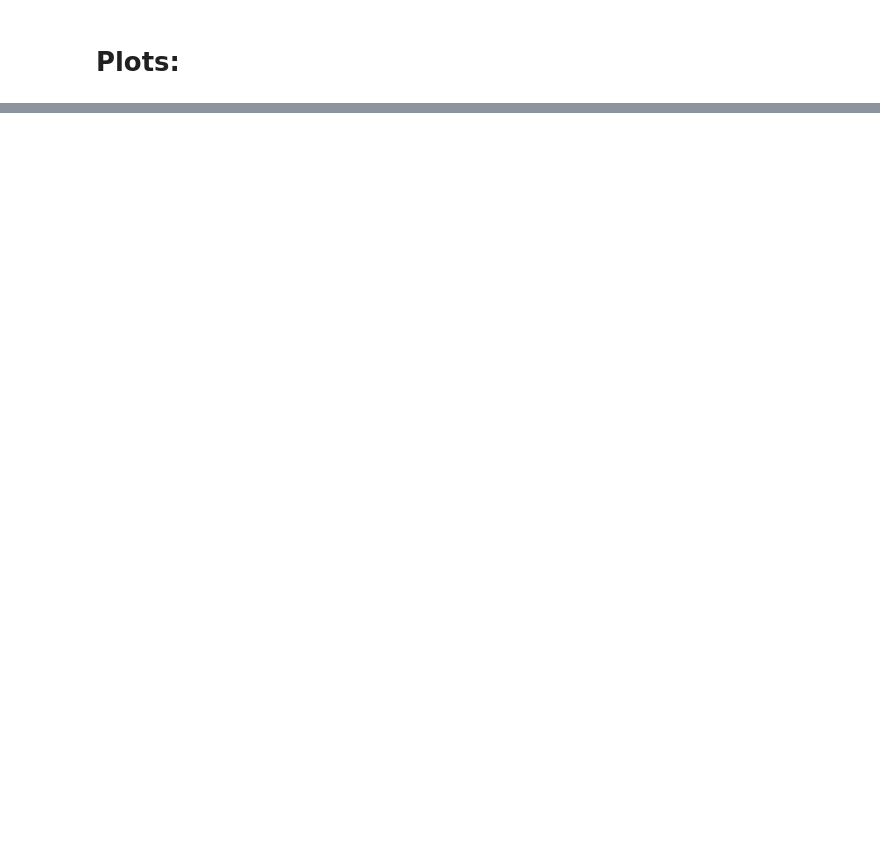
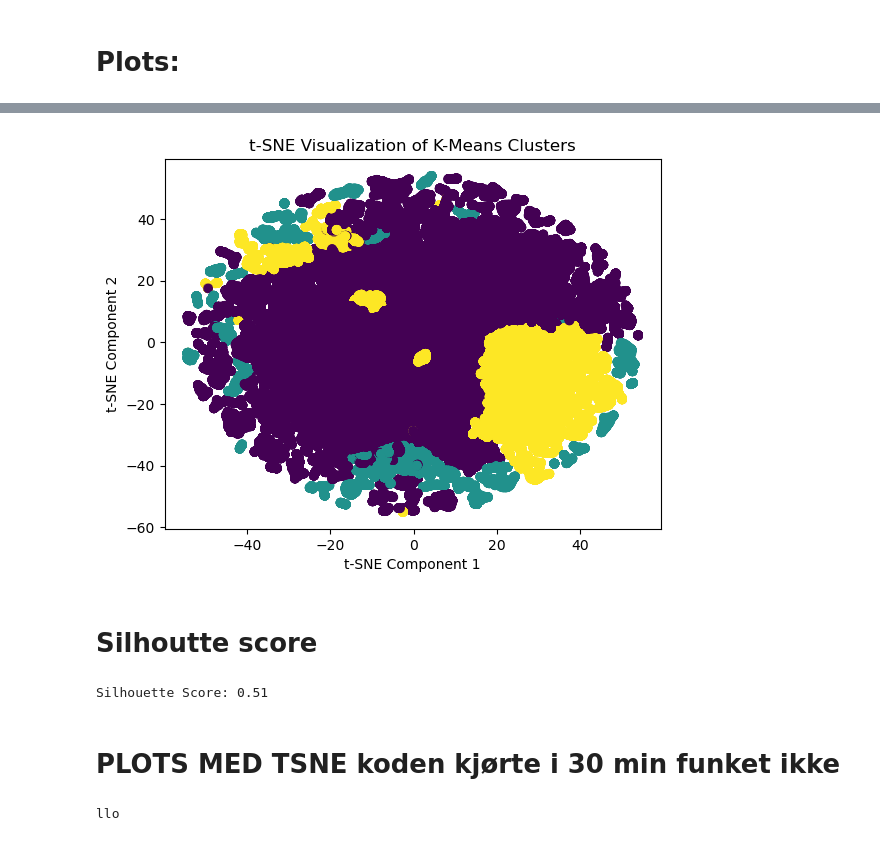
Before and after one commit to elisabellahj/MLing, a Jupyter notebook: Sensor.ipynb, the cells around one changed output, grey strips where cells are left out. Cells and saved outputs as stored; diff of their text form; code cells hidden in the pictures; blank space fills up the shorter version.

```diff
--- a/Sensor.ipynb
+++ b/Sensor.ipynb
@@ -66,0 +182,10 @@ array([[1.09748500e+05, 2.22108911e+00, 4.78750193e+01, 5.04196205e+01,
+# %%
+standard = StandardScaler()
+X_train_scaled = standard.fit_transform(X_train)
+
+pca = PCA(n_components = 0.95, svd_solver = 'full', random_state = 42 )
+X_train_PCA = pca.fit_transform(X_train_scaled)
+
+
+
+pca.explained_variance_ratio_
@@ -66,0 +199,20 @@ array([[1.09748500e+05, 2.22108911e+00, 4.78750193e+01, 5.04196205e+01,
+# %%
+
+inertia_values = []
+k_liste = []
+
+for k in range(2, 13):
+    kmeans = KMeans(n_clusters= k, random_state= 42)
+    kmeans.fit(X_train_PCA)
+
+    inertia_score = kmeans.inertia_
+    inertia_values.append(inertia_score)
+    k_liste.append(k)
+
+
+
+plt.title("Line graph")
+plt.xlabel("Clusters")
+plt.ylabel("Inertia")
+plt.plot(k_liste, inertia_values , marker= "o", color ="red")
+plt.show()
@@ -66,0 +221,46 @@ array([[1.09748500e+05, 2.22108911e+00, 4.78750193e+01, 5.04196205e+01,
+# %%
+kmeans = KMeans(n_clusters=3, random_state=42)
+kmeans.fit(X_train_PCA)
+labels = kmeans.labels_ #labeler clusterne vi har laget
+
+
+tsne = TSNE(n_components=2, random_state=42) #n_components = 2 reduserer plotten vi ønsker til 2 dimensioner
+vis_data = tsne.fit_transform(X_train_PCA)  # Using PCA-reduced data
+
+plt.scatter(vis_data[:, 0], vis_data[:, 1], c=kmeans.labels_, cmap='viridis')
+plt.xlabel("t-SNE Component 1")
+plt.ylabel("t-SNE Component 2")
+plt.title("t-SNE Visualization of K-Means Clusters")
+plt.show()
+# %% [output]
+[figure, added]
+# %% [markdown]
+# Silhoutte score
+# %%
+kmeans = KMeans(n_clusters=3, random_state=42)
+labels = kmeans.fit_predict(X_train_PCA)
+
+# Silhouette Score
+score = silhouette_score(X_train_PCA, labels)
+print(f'Silhouette Score: {score:.2f}')
+# %% [output]
+Silhouette Score: 0.51
+# %% [markdown]
+#  PLOTS MED TSNE koden kjørte i 30 min funket ikke
+# %%
+
+# labels = gmm.predict(Dim_transform)
+
+# tsne = TSNE(n_components=2, random_state=42) #n_components = 2 reduserer plotten vi ønsker til 2 dimensioner
+# vis_data = tsne.fit_transform(Dim_transform)  # Using PCA-reduced data
+
+# plt.scatter(vis_data[:, 0], vis_data[:, 1], c=labels, cmap='viridis')
+# plt.xlabel("t-SNE Component 1")
+# plt.ylabel("t-SNE Component 2")
+# plt.title("t-SNE Visualization of K-Means Clusters")
+# plt.show()
+
+b = "Hello, World!"
+print(b[2:5])
+# %% [output]
+llo
```
Also changed, not shown: parts of 16 cells of this notebook, 1 other file.
